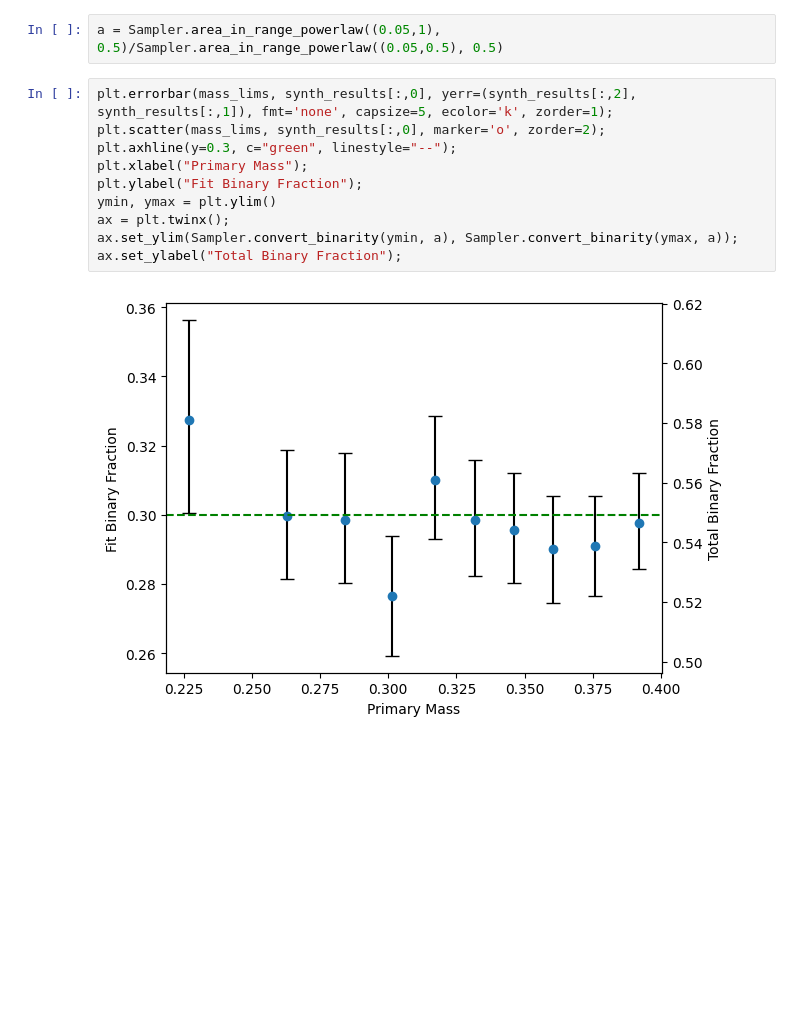
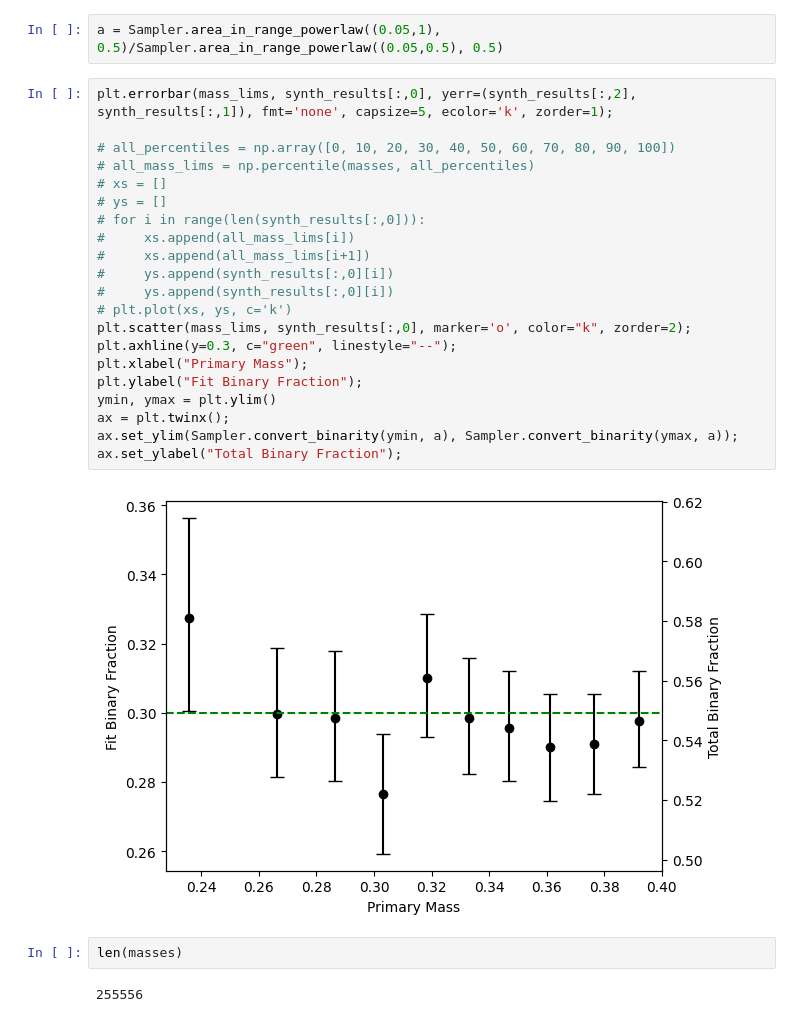
Before and after one commit to BenPennell/BrownDwarfProbabilities, a Jupyter notebook: MassBinarity.ipynb, the cells around one changed output. Drawn from its saved outputs; the diff is of its cells as text; blank space fills up the shorter version.

Commit message:
plots and updated catalogue

```diff
--- a/MassBinarity.ipynb
+++ b/MassBinarity.ipynb
@@ -263,13 +263,28 @@ synth_results = pickle.load(open("./plot_data/main_result.pkl", "rb"))["data"]
 a = Sampler.area_in_range_powerlaw((0.05,1), 0.5)/Sampler.area_in_range_powerlaw((0.05,0.5), 0.5)
 # %%
 plt.errorbar(mass_lims, synth_results[:,0], yerr=(synth_results[:,2], synth_results[:,1]), fmt='none', capsize=5, ecolor='k', zorder=1);
-plt.scatter(mass_lims, synth_results[:,0], marker='o', zorder=2);
+
+# all_percentiles = np.array([0, 10, 20, 30, 40, 50, 60, 70, 80, 90, 100])
+# all_mass_lims = np.percentile(masses, all_percentiles)
+# xs = []
+# ys = []
+# for i in range(len(synth_results[:,0])):
+#     xs.append(all_mass_lims[i])
+#     xs.append(all_mass_lims[i+1])
+#     ys.append(synth_results[:,0][i])
+#     ys.append(synth_results[:,0][i])
+# plt.plot(xs, ys, c='k')
+plt.scatter(mass_lims, synth_results[:,0], marker='o', color="k", zorder=2);
 plt.axhline(y=0.3, c="green", linestyle="--");
 plt.xlabel("Primary Mass");
 plt.ylabel("Fit Binary Fraction");
 ymin, ymax = plt.ylim()
 ax = plt.twinx();
 ax.set_ylim(Sampler.convert_binarity(ymin, a), Sampler.convert_binarity(ymax, a));
 ax.set_ylabel("Total Binary Fraction");
 # %% [output]
-[figure, old version]
+[figure, new version]
+# %%
+len(masses)
+# %% [output]
+255556
```
Also changed, not shown: 8 other files.
